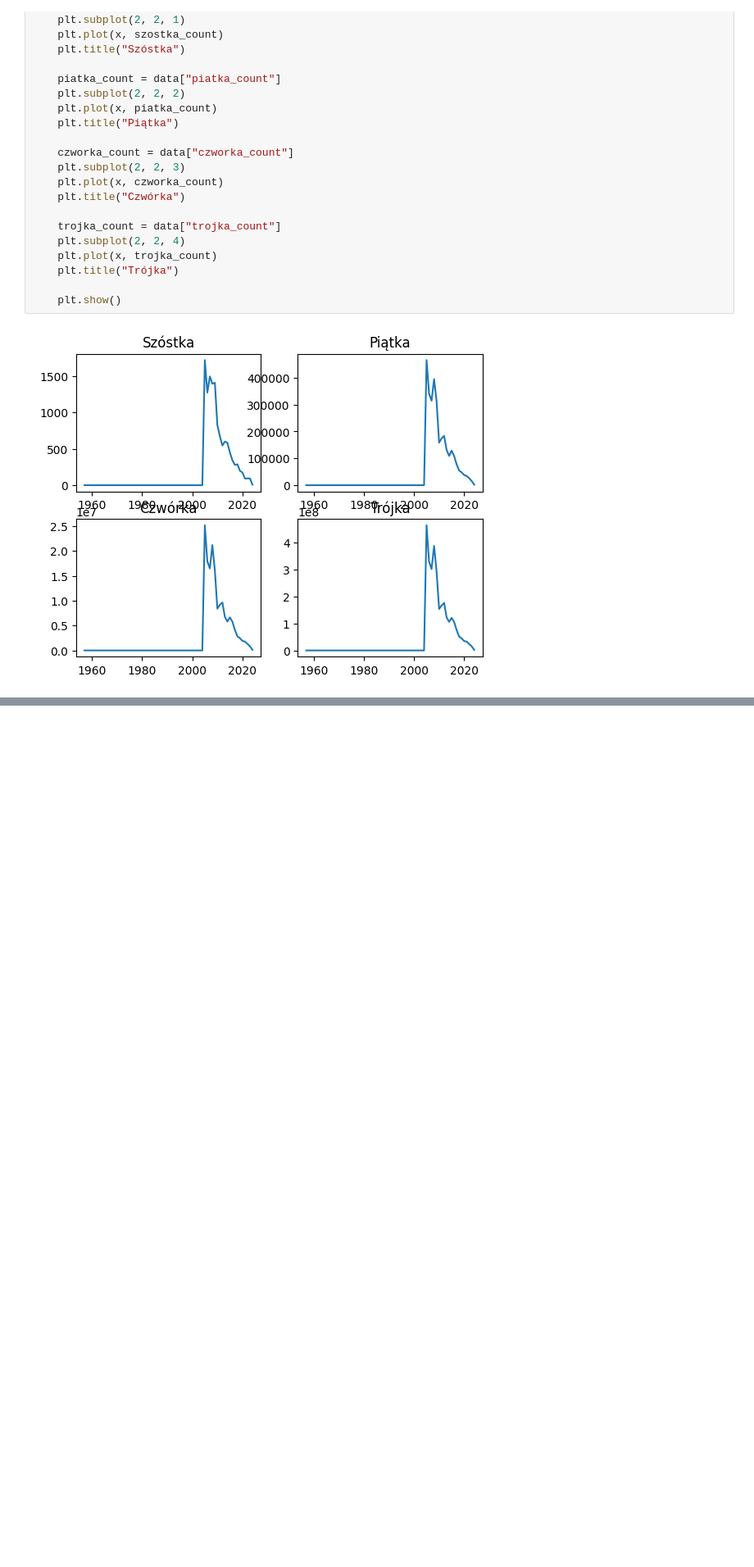
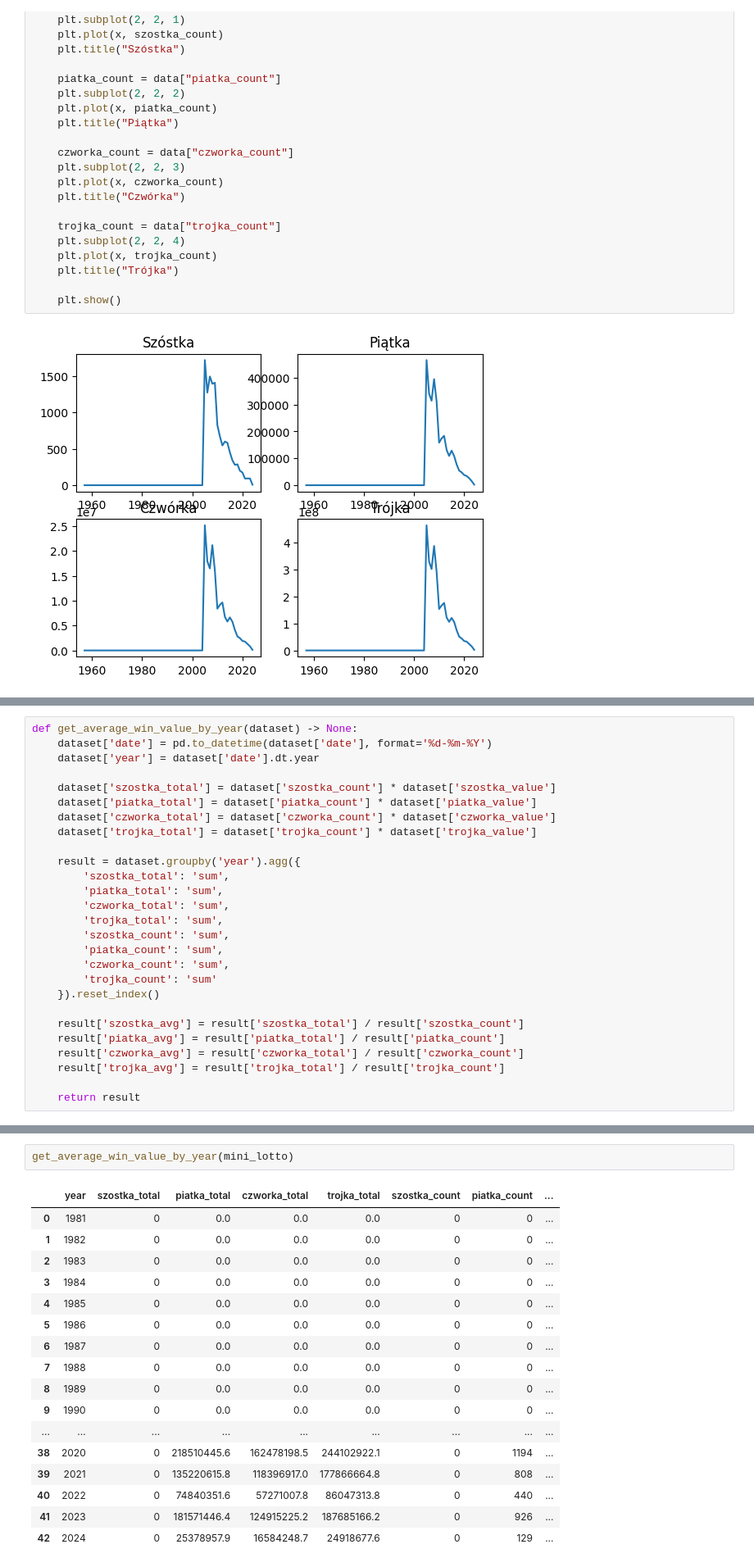
Before and after one commit to DEENUU1/lotto-analytics, a Jupyter notebook: analytics.ipynb, the cells around one changed output, grey strips where cells are left out. Shown: that part at 82% size. Drawn from its saved outputs; the diff is of its cells as text; blank space fills up the shorter version.

Commit message:
feature: calculate average price per type per year

```diff
--- a/analytics.ipynb
+++ b/analytics.ipynb
@@ -104,0 +109,27 @@ get_plot_win_type_by_year(mini_lotto_count_winnings_by_year)
+# %%
+def get_average_win_value_by_year(dataset) -> None:
+    dataset['date'] = pd.to_datetime(dataset['date'], format='%d-%m-%Y')
+    dataset['year'] = dataset['date'].dt.year
+
+    dataset['szostka_total'] = dataset['szostka_count'] * dataset['szostka_value']
+    dataset['piatka_total'] = dataset['piatka_count'] * dataset['piatka_value']
+    dataset['czworka_total'] = dataset['czworka_count'] * dataset['czworka_value']
+    dataset['trojka_total'] = dataset['trojka_count'] * dataset['trojka_value']
+
+    result = dataset.groupby('year').agg({
+        'szostka_total': 'sum',
+        'piatka_total': 'sum',
+        'czworka_total': 'sum',
+        'trojka_total': 'sum',
+        'szostka_count': 'sum',
+        'piatka_count': 'sum',
+        'czworka_count': 'sum',
+        'trojka_count': 'sum'
+    }).reset_index()
+
+    result['szostka_avg'] = result['szostka_total'] / result['szostka_count']
+    result['piatka_avg'] = result['piatka_total'] / result['piatka_count']
+    result['czworka_avg'] = result['czworka_total'] / result['czworka_count']
+    result['trojka_avg'] = result['trojka_total'] / result['trojka_count']
+
+    return result
@@ -104,0 +169,20 @@ get_plot_win_type_by_year(mini_lotto_count_winnings_by_year)
+# %%
+get_average_win_value_by_year(mini_lotto)
+# %% [output]
+|  | year | szostka_total | piatka_total | czworka_total | trojka_total | szostka_count | piatka_count | ... |
+| 0 | 1981 | 0 | 0.0 | 0.0 | 0.0 | 0 | 0 | ... |
+| 1 | 1982 | 0 | 0.0 | 0.0 | 0.0 | 0 | 0 | ... |
+| 2 | 1983 | 0 | 0.0 | 0.0 | 0.0 | 0 | 0 | ... |
+| 3 | 1984 | 0 | 0.0 | 0.0 | 0.0 | 0 | 0 | ... |
+| 4 | 1985 | 0 | 0.0 | 0.0 | 0.0 | 0 | 0 | ... |
+| 5 | 1986 | 0 | 0.0 | 0.0 | 0.0 | 0 | 0 | ... |
+| 6 | 1987 | 0 | 0.0 | 0.0 | 0.0 | 0 | 0 | ... |
+| 7 | 1988 | 0 | 0.0 | 0.0 | 0.0 | 0 | 0 | ... |
+| 8 | 1989 | 0 | 0.0 | 0.0 | 0.0 | 0 | 0 | ... |
+| 9 | 1990 | 0 | 0.0 | 0.0 | 0.0 | 0 | 0 | ... |
+| ... | ... | ... | ... | ... | ... | ... | ... | ... |
+| 38 | 2020 | 0 | 218510445.6 | 162478198.5 | 244102922.1 | 0 | 1194 | ... |
+| 39 | 2021 | 0 | 135220615.8 | 118396917.0 | 177866664.8 | 0 | 808 | ... |
+| 40 | 2022 | 0 | 74840351.6 | 57271007.8 | 86047313.8 | 0 | 440 | ... |
+| 41 | 2023 | 0 | 181571446.4 | 124915225.2 | 187685166.2 | 0 | 926 | ... |
+| 42 | 2024 | 0 | 25378957.9 | 16584248.7 | 24918677.6 | 0 | 129 | ... |
```
Also changed, not shown: parts of 5 cells of this notebook.
